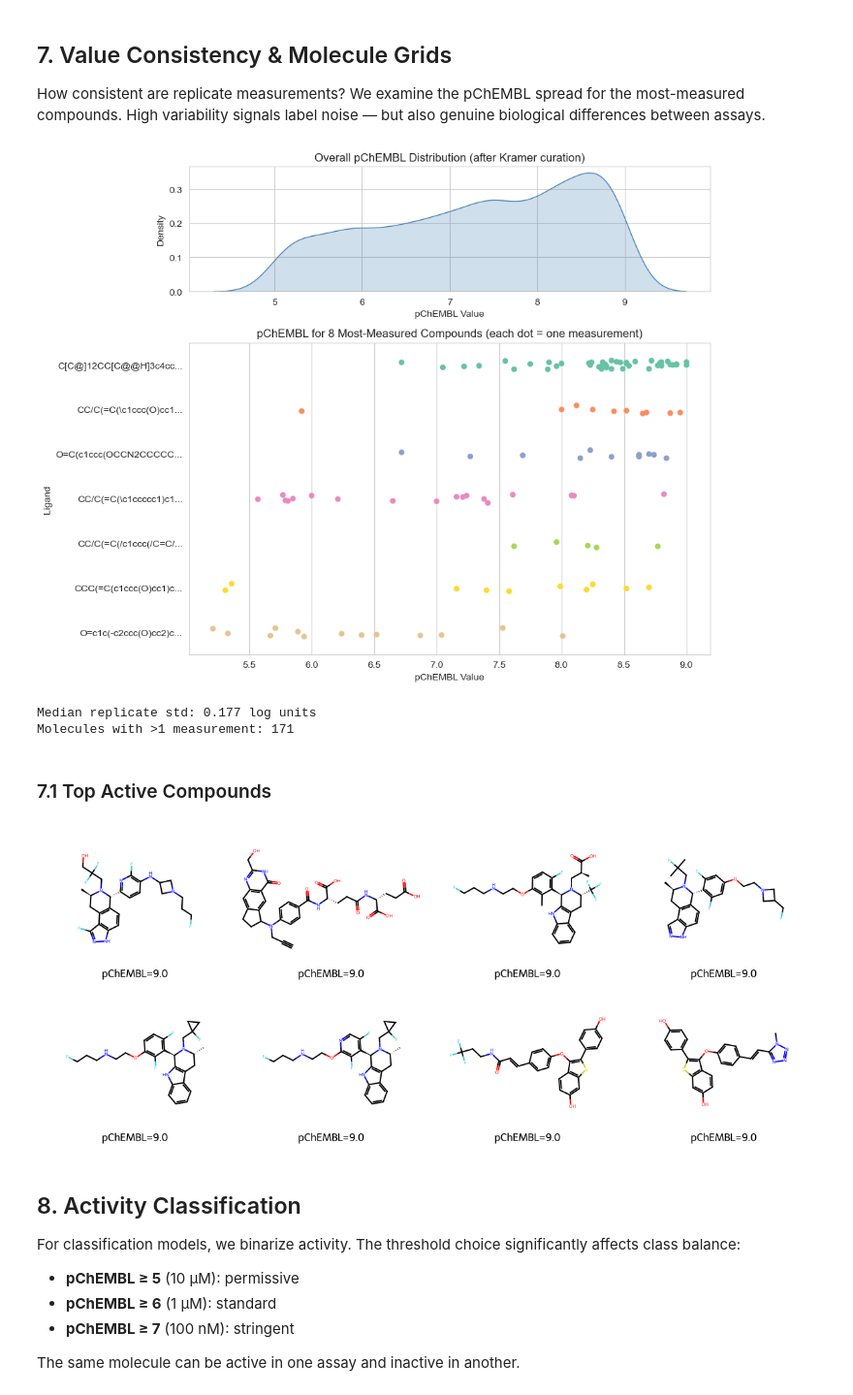
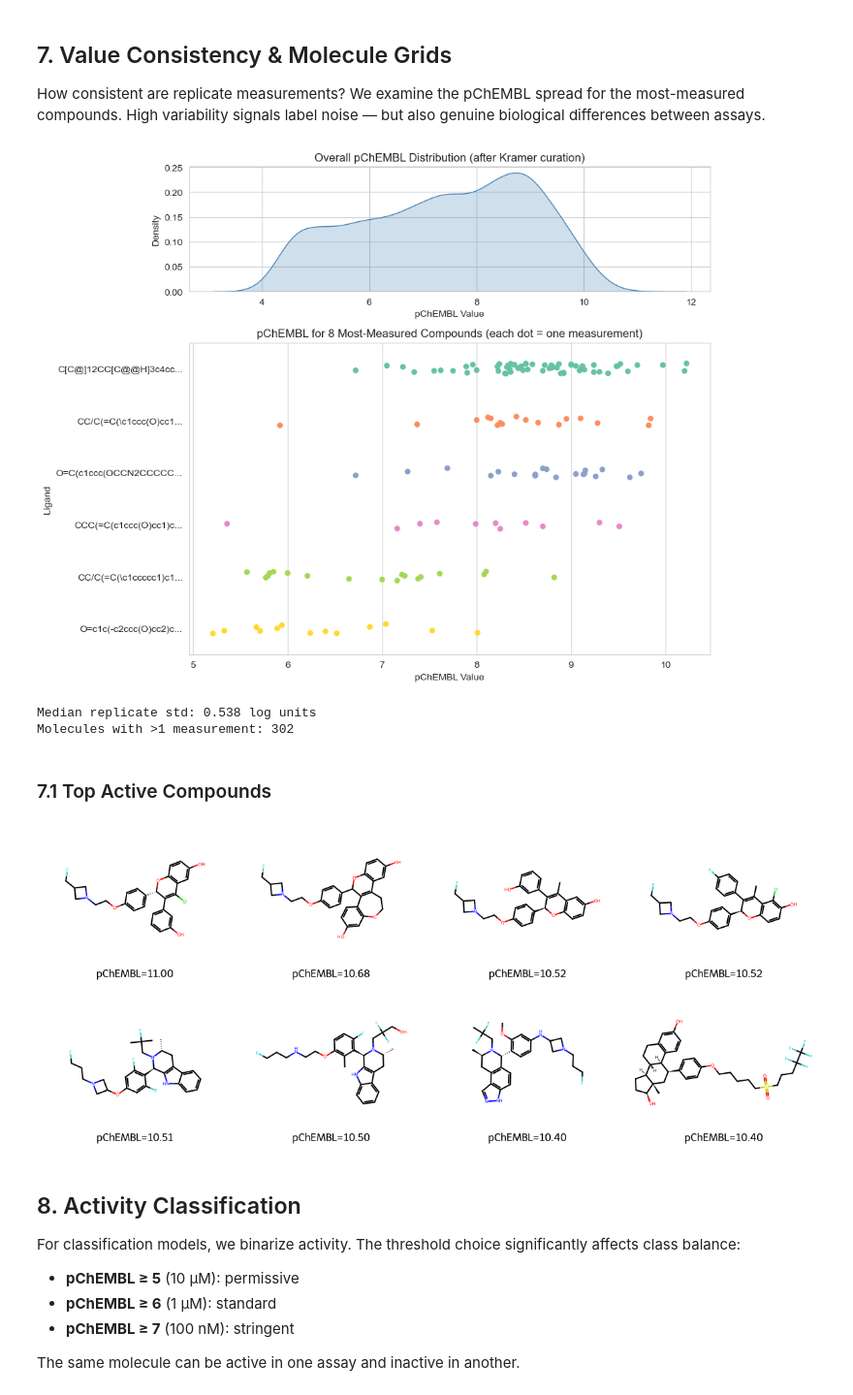
Before and after one commit to volkamerlab/ai_in_chemistry_workshop_2026, a Jupyter notebook: notebooks/Data_Exploration_ER.ipynb, the cells around one changed output. Shown at 97% size. Drawn from its saved outputs; the diff is of its cells as text; code cells hidden in the pictures.

```diff
--- a/notebooks/Data_Exploration_ER.ipynb
+++ b/notebooks/Data_Exploration_ER.ipynb
@@ -315,7 +315,7 @@ print(f"After IC50 filter: {len(df_curated):,} records, {df_curated['Molecule Ch
 After IC50 filter: 5,693 records, 3,290 unique molecules
 # %%
 # Remove extreme values
-before = len(df_curated)
-df_curated = df_curated[(df_curated['Standard Value'] >= 1) & (df_curated['Standard Value'] <= 10000)].copy()
-curation_log.append(('Remove extreme values (<1nM or >10μM)', len(df_curated), df_curated['Molecule ChEMBL ID'].nunique()))
-print(f"Removed {before - len(df_curated)} extreme values")
+#before = len(df_curated)
+#df_curated = df_curated[(df_curated['Standard Value'] >= 1) & (df_curated['Standard Value'] <= 10000)].copy()
+#curation_log.append(('Remove extreme values (<1nM or >10μM)', len(df_curated), df_curated['Molecule ChEMBL ID'].nunique()))
+#print(f"Removed {before - len(df_curated)} extreme values")
@@ -563,19 +561,19 @@ replicate_stds = df_curated.groupby('Standardized_SMILES')['pChEMBL Value'].std(
 print(f"\nMedian replicate std: {replicate_stds.median():.3f} log units")
 print(f"Molecules with >1 measurement: {(mol_measurement_counts > 1).sum()}")
 # %% [output]
-[figure, old version]
+[figure, new version]
-Median replicate std: 0.177 log units
-Molecules with >1 measurement: 171
+Median replicate std: 0.538 log units
+Molecules with >1 measurement: 302
 # %% [markdown]
 ### 7.1 Top Active Compounds
 # %%
 # Show the 8 most active compounds (highest single pChEMBL measurement)
-top_active = df_curated.nlargest(8, 'pChEMBL Value').drop_duplicates(subset='Standardized_SMILES')
+top_active = df_curated.nlargest(9, 'pChEMBL Value').drop_duplicates(subset='Standardized_SMILES')
 mols = [Chem.MolFromSmiles(smi) for smi in top_active['Standardized_SMILES']]
-legends = [f"pChEMBL={p:.1f}" for p in top_active['pChEMBL Value']]
+legends = [f"pChEMBL={p:.2f}" for p in top_active['pChEMBL Value']]
 Draw.MolsToGridImage(mols, molsPerRow=4, subImgSize=(300, 250), legends=legends)
 # %% [output]
-[figure, old version]
+[figure, new version]
 # %% [markdown]
 ## 8. Activity Classification
 
```
Also changed, not shown: parts of 22 cells of this notebook.
